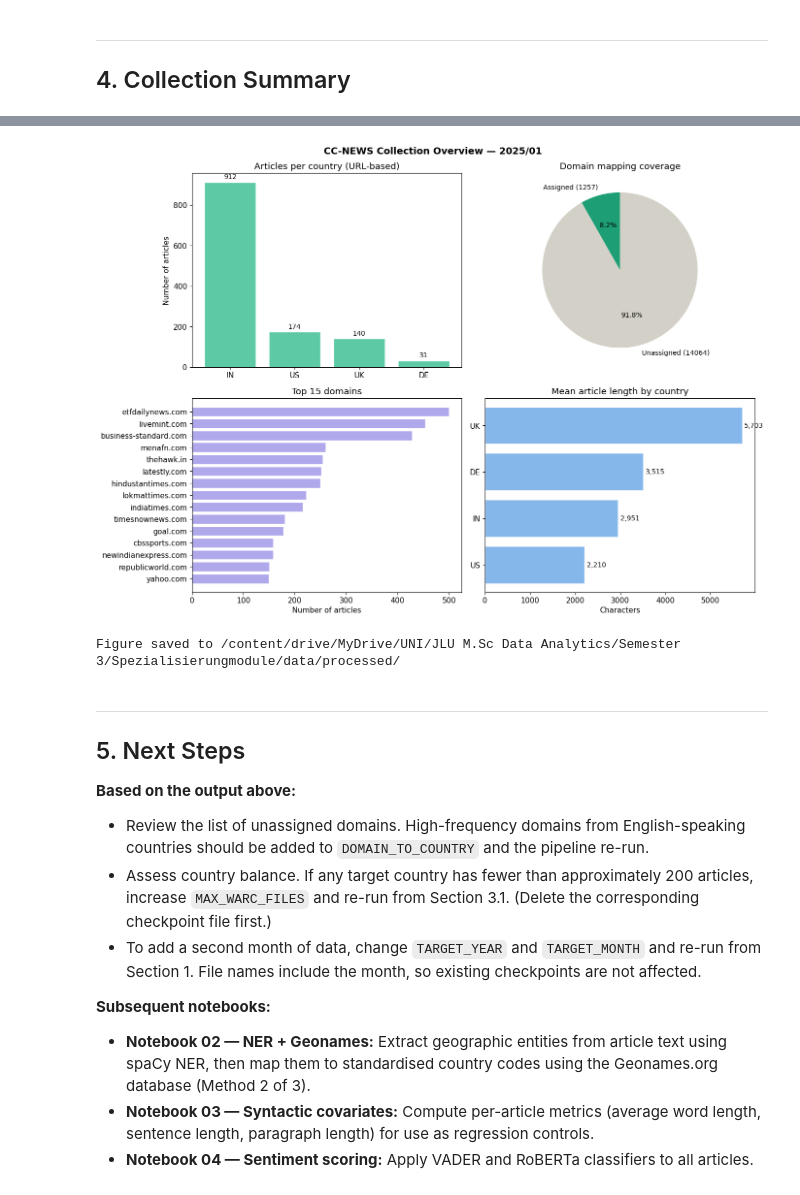
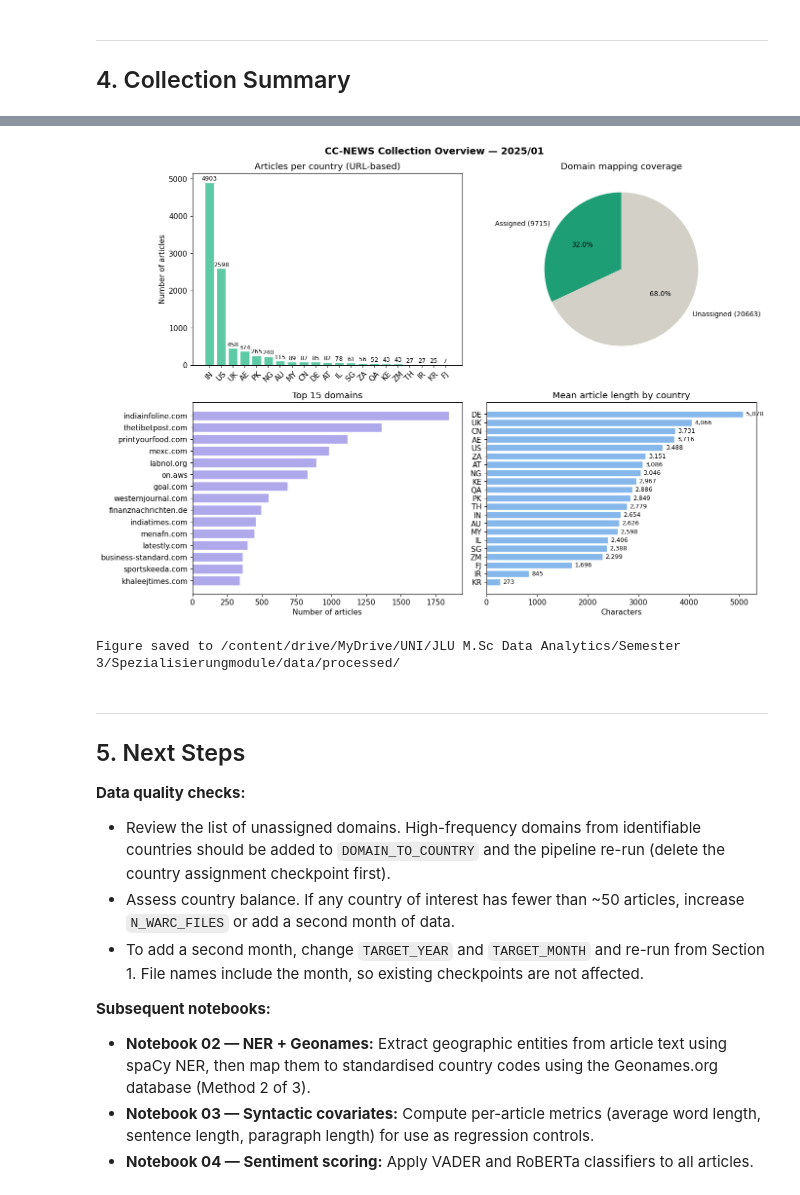
Before and after one commit to rezvanehmsv00/sentiment-news-project, a Jupyter notebook: spz/notebooks/01_data_collection.ipynb, the cells around one changed output, grey strips where cells are left out. Saved outputs shown, nothing was run; the diff lists cells and outputs as text; code cells hidden in the pictures.

Commit message:
v2: 5 random WARCs, merged domain mapping, lead extraction, versioned filenames

```diff
--- a/spz/notebooks/01_data_collection.ipynb
+++ b/spz/notebooks/01_data_collection.ipynb
@@ -100,7 +120,15 @@ response.raise_for_status()
 
 warc_paths = gzip.decompress(response.content).decode('utf-8').strip().split('\n')
 print(f'Available WARC files for {TARGET_YEAR}/{TARGET_MONTH}: {len(warc_paths)}')
-print(f'Will process: {min(MAX_WARC_FILES, len(warc_paths))}')
+
+# Select WARC files randomly for geographic diversity
+random.seed(RANDOM_SEED)
+selected_warc_paths = random.sample(warc_paths, N_WARC_FILES)
+
+print(f'\nRandomly selected {len(selected_warc_paths)} files (seed={RANDOM_SEED}):')
+for i, p in enumerate(selected_warc_paths, 1):
+    idx = warc_paths.index(p)
+    print(f'  {i}. index {idx}: {p.split("/")[-1]}')
 # %% [output]
 Requesting WARC listing: https://data.commoncrawl.org/crawl-data/CC-NEWS/2025/01/warc.paths.gz
 Available WARC files for 2025/01: 403
@@ -604,7 +593,7 @@ Final mapping: 165 domains across 22 countries
 
 Each WARC file is downloaded into temporary memory, processed, and discarded. Only the extracted article data is retained. WARC files can be re-downloaded from Common Crawl at any time and do not need to be stored.
 # %%
-raw_output_path = f'{DATA_RAW}/articles_raw_{TARGET_YEAR}_{TARGET_MONTH}.csv'
+raw_output_path = f'{DATA_RAW}/articles_raw_{TARGET_YEAR}_{TARGET_MONTH}_{DATA_VERSION}.csv'
 
 if os.path.exists(raw_output_path):
     print(f'Checkpoint found: {raw_output_path}')
@@ -612,13 +601,12 @@ if os.path.exists(raw_output_path):
     print(f'Loaded {len(df_raw)} articles from previous run.')
 
 else:
-    print(f'Processing {MAX_WARC_FILES} WARC files from {TARGET_YEAR}/{TARGET_MONTH}\n')
+    print(f'Processing {len(selected_warc_paths)} WARC files from {TARGET_YEAR}/{TARGET_MONTH}\n')
 
     all_articles = []
-    files_to_process = warc_paths[:MAX_WARC_FILES]
 
-    for i, warc_path in enumerate(files_to_process, 1):
-        print(f'[{i}/{len(files_to_process)}]')
+    for i, warc_path in enumerate(selected_warc_paths, 1):
+        print(f'[{i}/{len(selected_warc_paths)}]')
         warc_stream = download_warc(warc_path)
         articles = extract_articles_from_warc(warc_stream)
         all_articles.extend(articles)
@@ -636,5 +740,5 @@ Loaded 73588 articles from previous run.
 # %%
-eng_output_path = f'{DATA_RAW}/articles_english_{TARGET_YEAR}_{TARGET_MONTH}.csv'
+eng_output_path = f'{DATA_RAW}/articles_english_{TARGET_YEAR}_{TARGET_MONTH}_{DATA_VERSION}.csv'
 
 if os.path.exists(eng_output_path):
     print(f'Checkpoint found: {eng_output_path}')
@@ -657,6 +761,14 @@ else:
     df_eng = df_eng[~df_eng['url'].apply(is_blacklisted)].copy()
     print(f'After domain blacklist: {len(df_eng)} articles (removed {before - len(df_eng)})')
 
+    # Stage 3: lead paragraph extraction
+    print('\nExtracting lead paragraphs...')
+    df_eng[['lead_text', 'lead_status']] = df_eng['text'].apply(
+        lambda t: pd.Series(extract_lead(t))
+    )
+    print('Lead status distribution:')
+    print(df_eng['lead_status'].value_counts().to_string())
+
     # Extract domain metadata for downstream analysis
     df_eng['registered_domain'] = df_eng['url'].apply(
         lambda u: tldextract.extract(u).registered_domain
@@ -674,7 +808,7 @@ Loaded 15321 English articles from previous run.
 # %% [markdown]
 ### 3.3 Country Assignment (URL-Based)
 # %%
-country_output_path = f'{DATA_PROCESSED}/articles_with_country_{TARGET_YEAR}_{TARGET_MONTH}.csv'
+country_output_path = f'{DATA_PROCESSED}/articles_with_country_{TARGET_YEAR}_{TARGET_MONTH}_{DATA_VERSION}.csv'
 
 if os.path.exists(country_output_path):
     print(f'Checkpoint found: {country_output_path}')
@@ -799,54 +941,55 @@ country_counts = df['country_url'].value_counts()
 bars = ax.bar(country_counts.index, country_counts.values, color='#5DCAA5', edgecolor='white')
 ax.set_title('Articles per country (URL-based)')
 ax.set_ylabel('Number of articles')
+ax.tick_params(axis='x', rotation=45)
 for bar, val in zip(bars, country_counts.values):
     ax.text(bar.get_x() + bar.get_width()/2, bar.get_height() + 10, str(val),
-            ha='center', va='bottom', fontsize=10)
+            ha='center', va='bottom', fontsize=9)
 
 # --- 2. Assigned vs unassigned ---
 ax = axes[0, 1]
 assigned = df['country_url'].notna().sum()
 unassigned = df['country_url'].isna().sum()
 ax.pie([assigned, unassigned],
        labels=[f'Assigned ({assigned})', f'Unassigned ({unassigned})'],
        colors=['#1D9E75', '#D3D1C7'], startangle=90,
        autopct='%1.1f%%', textprops={'fontsize': 10})
 ax.set_title('Domain mapping coverage')
 
 # --- 3. Top 15 domains ---
 ax = axes[1, 0]
 top_domains = df['registered_domain'].value_counts().head(15)
 ax.barh(top_domains.index[::-1], top_domains.values[::-1], color='#AFA9EC', edgecolor='white')
 ax.set_title('Top 15 domains')
 ax.set_xlabel('Number of articles')
 
 # --- 4. Mean article length by country ---
 ax = axes[1, 1]
 df['text_length'] = df['text'].str.len()
 length_by_country = df.groupby('country_url')['text_length'].mean().sort_values(ascending=True)
 bars = ax.barh(length_by_country.index, length_by_country.values, color='#85B7EB', edgecolor='white')
 ax.set_title('Mean article length by country')
 ax.set_xlabel('Characters')
 for bar, val in zip(bars, length_by_country.values):
     ax.text(bar.get_width() + 50, bar.get_y() + bar.get_height()/2,
-            f'{val:,.0f}', ha='left', va='center', fontsize=10)
+            f'{val:,.0f}', ha='left', va='center', fontsize=9)
 
 plt.tight_layout()
-plt.savefig(f'{DATA_PROCESSED}/collection_overview_{TARGET_YEAR}_{TARGET_MONTH}.png', dpi=150, bbox_inches='tight')
+plt.savefig(f'{DATA_PROCESSED}/collection_overview_{TARGET_YEAR}_{TARGET_MONTH}_{DATA_VERSION}.png', dpi=150, bbox_inches='tight')
 plt.show()
 print(f'Figure saved to {DATA_PROCESSED}/')
 # %% [output]
-[figure, old version]
+[figure, new version]
 Figure saved to /content/drive/MyDrive/UNI/JLU M.Sc Data Analytics/Semester 3/Spezialisierungmodule/data/processed/
 # %% [markdown]
 ---
 ## 5. Next Steps
 
-**Based on the output above:**
+**Data quality checks:**
 
-- Review the list of unassigned domains. High-frequency domains from English-speaking countries should be added to `DOMAIN_TO_COUNTRY` and the pipeline re-run.
-- Assess country balance. If any target country has fewer than approximately 200 articles, increase `MAX_WARC_FILES` and re-run from Section 3.1. (Delete the corresponding checkpoint file first.)
-- To add a second month of data, change `TARGET_YEAR` and `TARGET_MONTH` and re-run from Section 1. File names include the month, so existing checkpoints are not affected.
+- Review the list of unassigned domains. High-frequency domains from identifiable countries should be added to `DOMAIN_TO_COUNTRY` and the pipeline re-run (delete the country assignment checkpoint first).
+- Assess country balance. If any country of interest has fewer than ~50 articles, increase `N_WARC_FILES` or add a second month of data.
+- To add a second month, change `TARGET_YEAR` and `TARGET_MONTH` and re-run from Section 1. File names include the month, so existing checkpoints are not affected.
 
 **Subsequent notebooks:**
 
```
Also changed, not shown: parts of 33 cells of this notebook.
